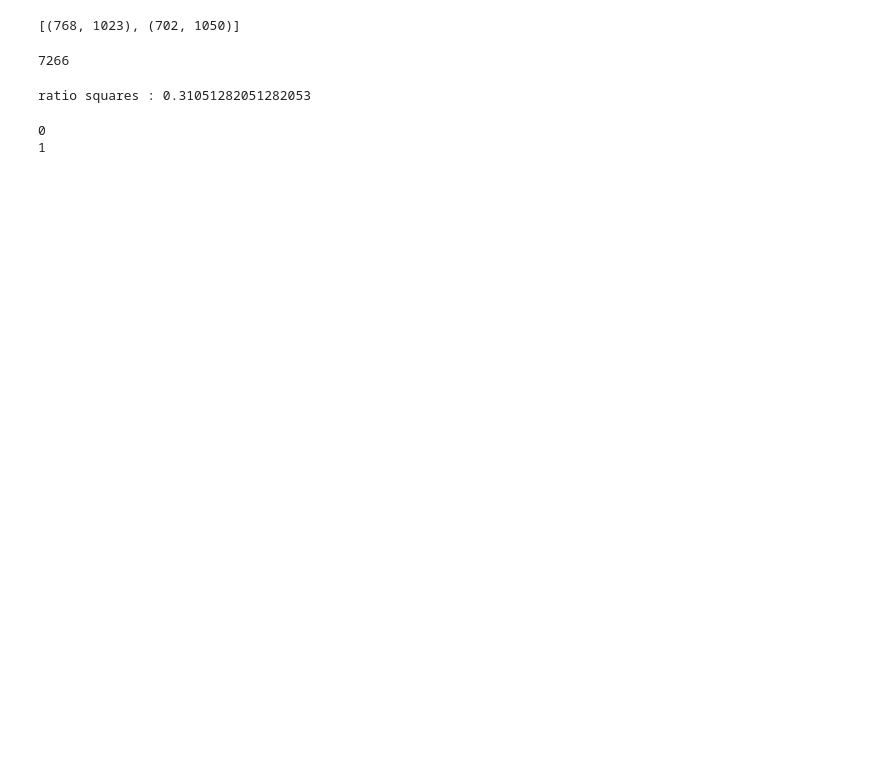
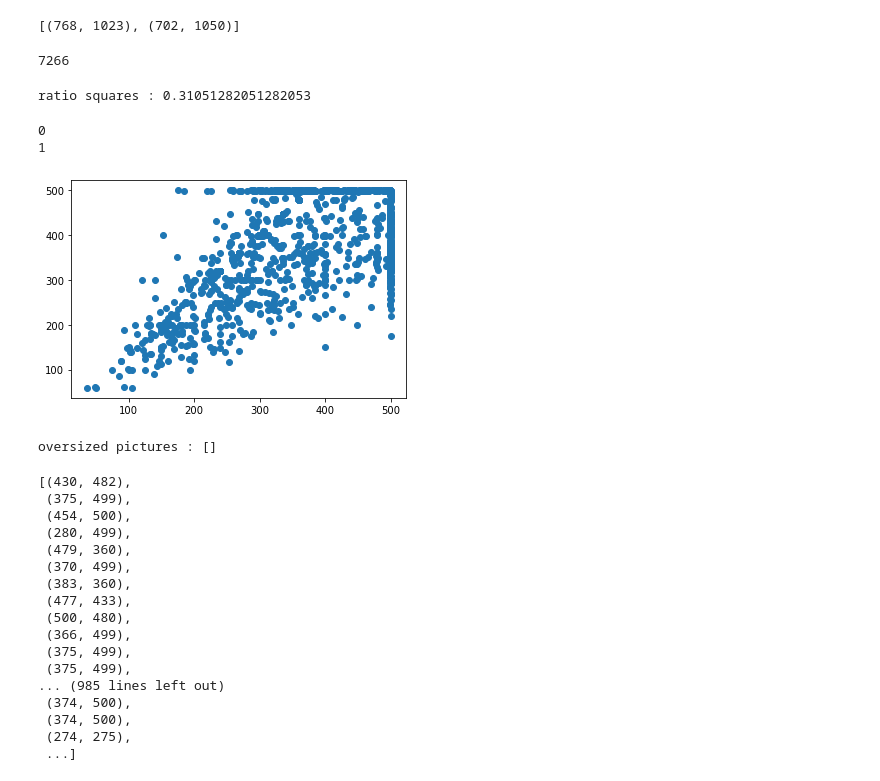
Before and after one commit to Lelelass/Deep-Learning-21, a Jupyter notebook: Labb/lab.ipynb, the cells around one changed output. Cells and saved outputs as stored; diff of their text form; code cells hidden in the pictures; blank space fills up the shorter version.

```diff
--- a/Labb/lab.ipynb
+++ b/Labb/lab.ipynb
@@ -131,3 +130,25 @@ from dataset_split import Complete_set_split_filenames
 
 small_test_filenames, small_val_filenames, small_train_filemnames = Complete_set_split_filenames(df, (800,200,250))
 tiny_test_filenames, tiny_val_filenames, tiny_train_filemnames = Complete_set_split_filenames(df, (160,40,50))
+# %%
+plot_dimesion_distribution(small_test_filenames)
+# %% [output]
+[figure, added]
+oversized pictures : []
+[(430, 482),
+ (375, 499),
+ (454, 500),
+ (280, 499),
+ (479, 360),
+ (370, 499),
+ (383, 360),
+ (477, 433),
+ (500, 480),
+ (366, 499),
+ (375, 499),
+ (375, 499),
+... (985 lines left out)
+ (374, 500),
+ (374, 500),
+ (274, 275),
+ ...]
```
Also changed, not shown: parts of 7 cells of this notebook, 1 other file.
